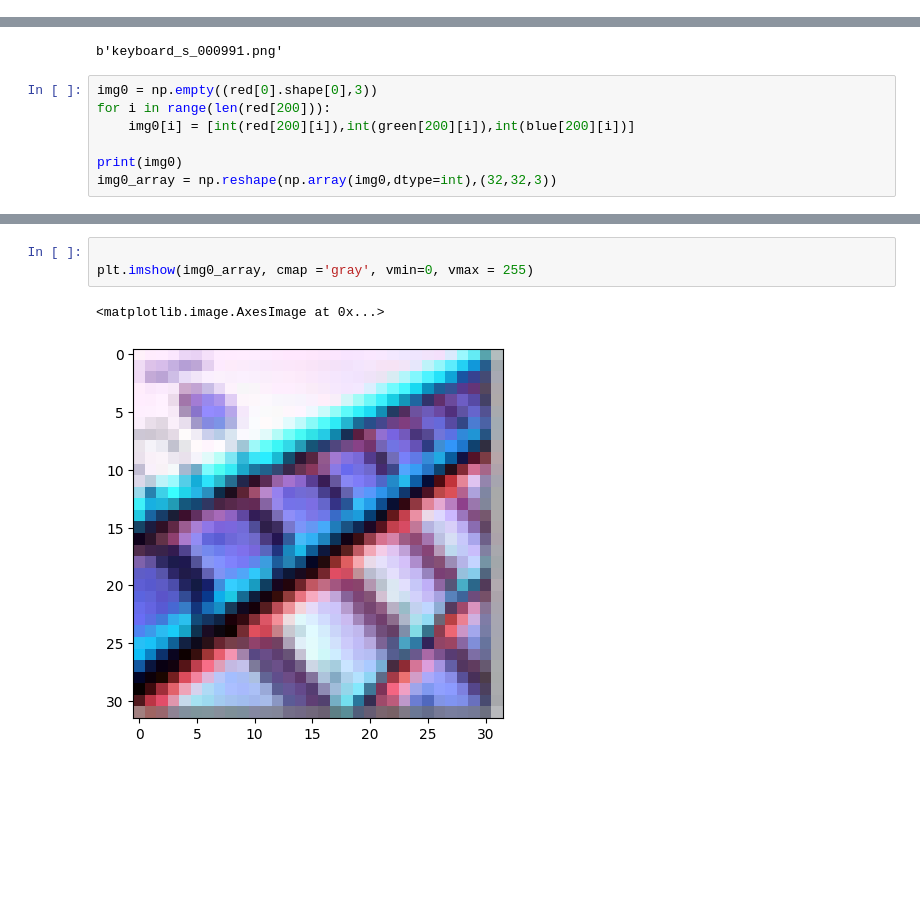
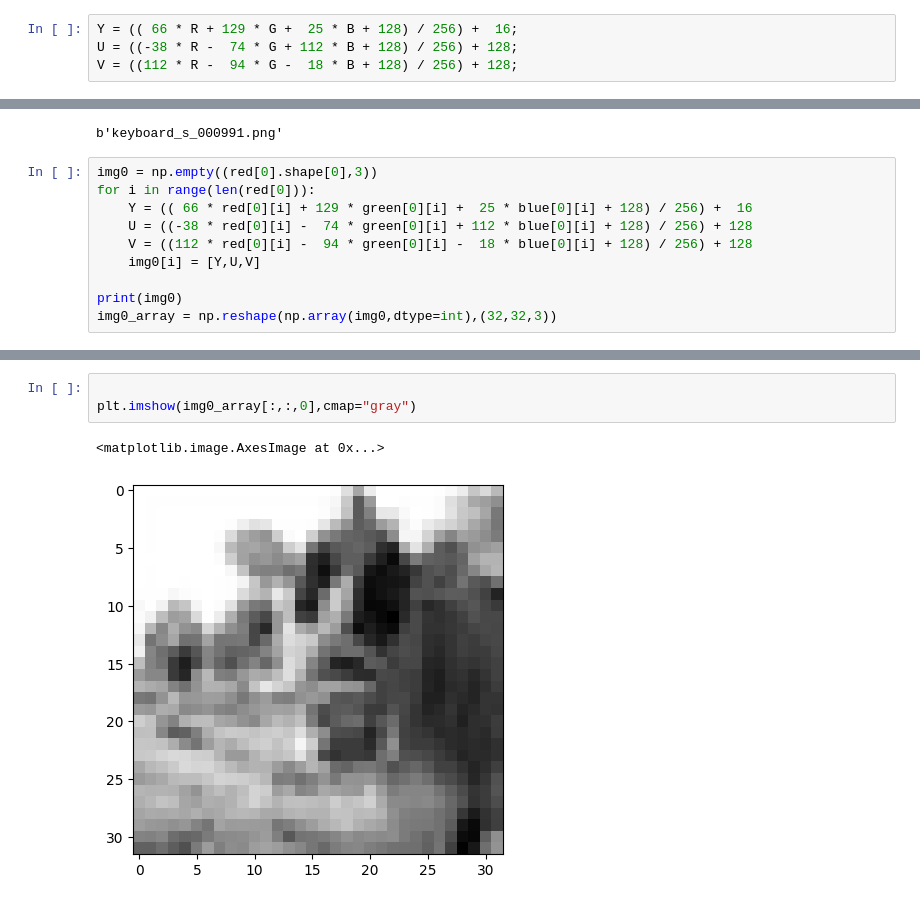
Before and after one commit to mihribanyvs/Colorization, a Jupyter notebook: first_file.ipynb, the cells around one changed output, grey strips where cells are left out. Cells and saved outputs as stored; diff of their text form; blank space fills up the shorter version.

```diff
--- a/first_file.ipynb
+++ b/first_file.ipynb
@@ -38,14 +39,21 @@ red[0].shape
 red[0][18]
 # %% [output]
 231
+# %%
+Y = (( 66 * R + 129 * G +  25 * B + 128) / 256) +  16;
+U = ((-38 * R -  74 * G + 112 * B + 128) / 256) + 128;
+V = ((112 * R -  94 * G -  18 * B + 128) / 256) + 128;
 # %%
 train_set[b'filenames'][200]
 # %% [output]
 b'keyboard_s_000991.png'
 # %%
 img0 = np.empty((red[0].shape[0],3))
-for i in range(len(red[200])):
-    img0[i] = [int(red[200][i]),int(green[200][i]),int(blue[200][i])]
+for i in range(len(red[0])):
+    Y = (( 66 * red[0][i] + 129 * green[0][i] +  25 * blue[0][i] + 128) / 256) +  16
+    U = ((-38 * red[0][i] -  74 * green[0][i] + 112 * blue[0][i] + 128) / 256) + 128
+    V = ((112 * red[0][i] -  94 * green[0][i] -  18 * blue[0][i] + 128) / 256) + 128
+    img0[i] = [Y,U,V]
 
 print(img0)
 img0_array = np.reshape(np.array(img0,dtype=int),(32,32,3))
@@ -64,6 +94,6 @@ img0_array[:,:,0].shape
 # %%
 
-plt.imshow(img0_array, cmap ='gray', vmin=0, vmax = 255)
+plt.imshow(img0_array[:,:,0],cmap="gray")
 # %% [output]
 <matplotlib.image.AxesImage at 0x...>
-[figure, old version]
+[figure, new version]
```
Also changed, not shown: parts of 7 cells of this notebook.
